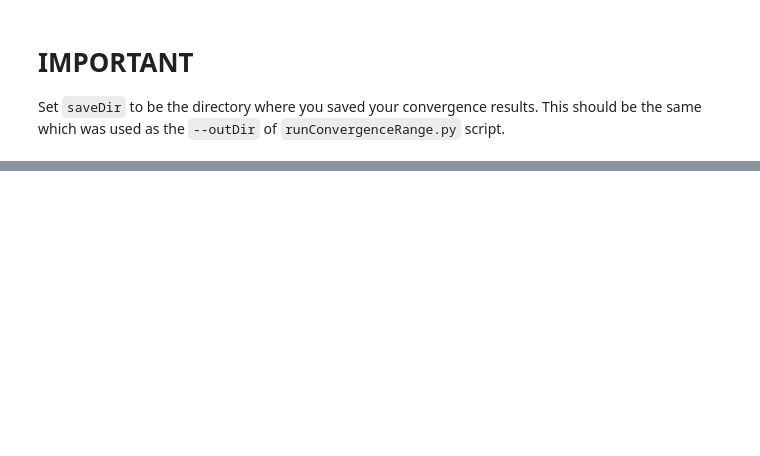
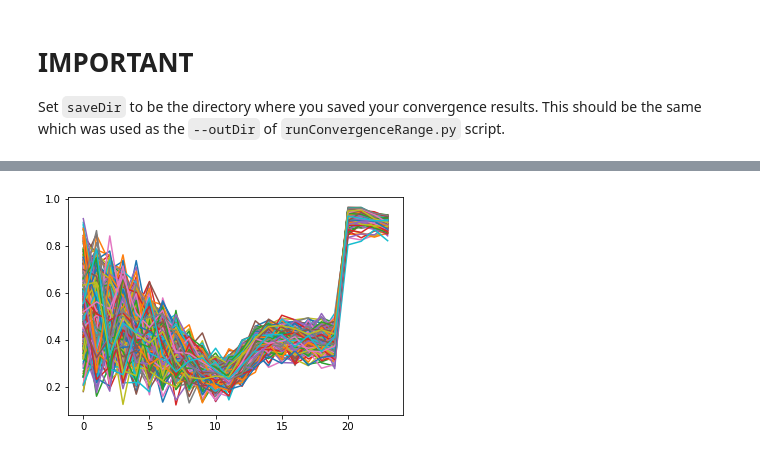
Before and after one commit to c-martinez/w2v-convergence, a Jupyter notebook: VisualizeConvergence.ipynb, the cells around one changed output, grey strips where cells are left out. Saved outputs shown, nothing was run; the diff lists cells and outputs as text; code cells hidden in the pictures; blank space fills up the shorter version.

Commit message:
BuildModels v13

```diff
--- a/VisualizeConvergence.ipynb
+++ b/VisualizeConvergence.ipynb
@@ -46,0 +76,25 @@ for f in files:
+# %%
+modelFolder = './run1990_s1261/'
+
+files = sorted(glob(modelFolder + '/*[!vocab].w2v'))
+convergence = SortedDict()
+sentenceYearCounter = SortedDict()
+vocabSize = SortedDict()
+
+oldModel, oldModelInv = None, None
+for f in files:
+    print '... loading file: ', f.replace(modelFolder, '')
+    newModel = gensim.models.KeyedVectors.load_word2vec_format(f, binary=True)
+    newModel.init_sims(replace=False)
+    newModelInv = getModelInv(newModel)
+
+    cumSentences = int(f.replace(modelFolder, '').replace('.w2v', '').split('_')[1])
+    if oldModel is not None:
+        # d = measureDiagonalConvergence(oldModel, oldModelInv, newModel, newModelInv, vector_size)
+        d = measureDiagonalConvergence(oldModel, oldModelInv, newModel, newModelInv)
+        convergence[cumSentences] = d
+
+    vocabSize[cumSentences] = len(newModel.vocab)
+
+    oldModel = newModel
+    oldModelInv = newModelInv
@@ -46,0 +119,5 @@ for f in files:
+# %%
+data = np.array(convergence.values())
+plot(data);
+# %% [output]
+[figure, added]
```
Also changed, not shown: parts of 9 cells of this notebook, 2 other files.
